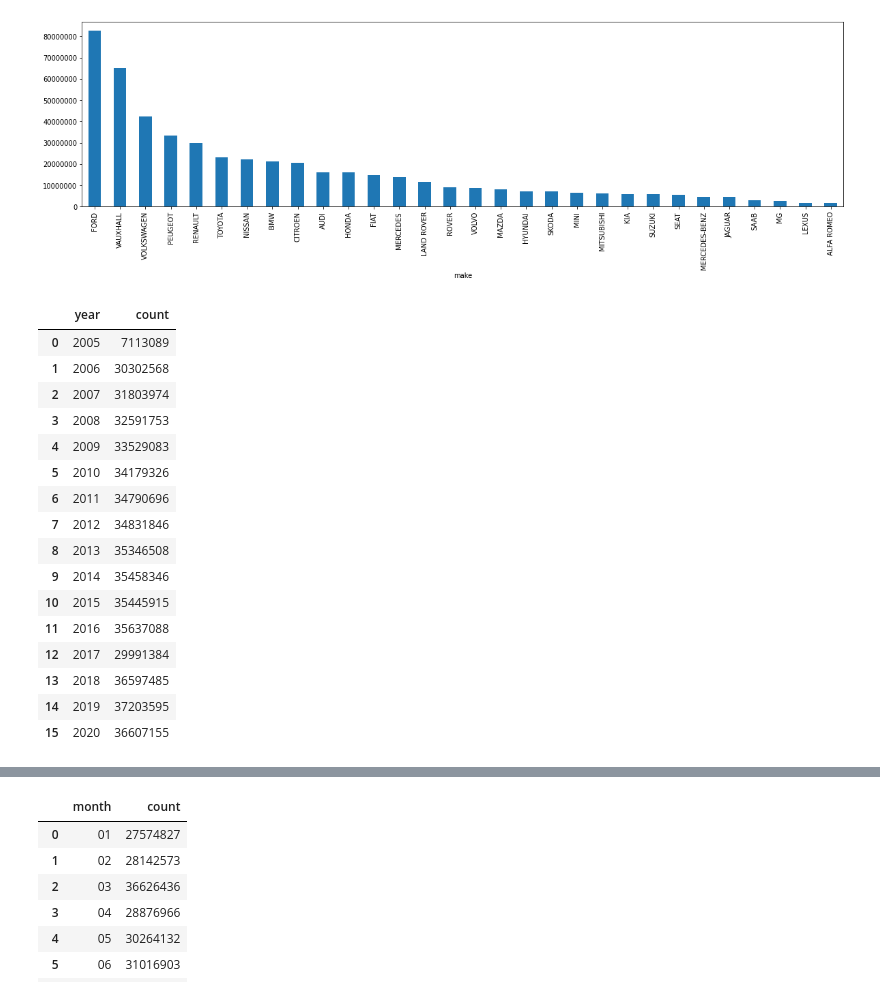
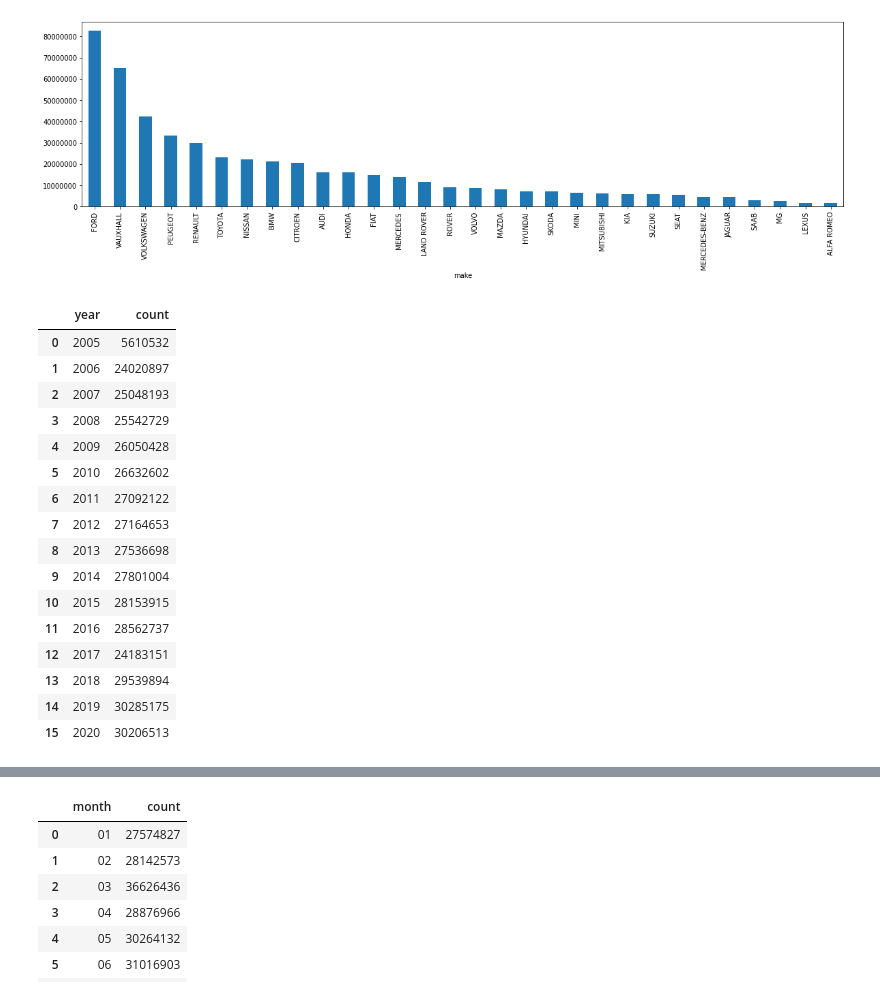
Before and after one commit to michalc/dft-mot-analysis, a Jupyter notebook: explore.ipynb, the cells around one changed output, grey strips where cells are left out. Cells and saved outputs as stored; diff of their text form; code cells hidden in the pictures.

```diff
--- a/explore.ipynb
+++ b/explore.ipynb
@@ -57,31 +59,37 @@ plt.show()
 [figure]
 # %%
 df = pd.read_sql_query("""
-    SELECT strftime('%Y', test_date) as year, count(*) AS count
-    FROM tests
-    WHERE test_class_id=4
-    GROUP BY year
-    ORDER BY year
+    SELECT
+        strftime('%Y', test_date) as year,
+        count(*) AS count
+    FROM
+        tests
+    WHERE
+        test_class_id=4 AND test_type = 'NT'
+    GROUP BY
+        year
+    ORDER BY
+        year
 """, con)
 df
 # %% [output]
 |  | year | count |
-| 0 | 2005 | 7113089 |
-| 1 | 2006 | 30302568 |
-| 2 | 2007 | 31803974 |
-| 3 | 2008 | 32591753 |
-| 4 | 2009 | 33529083 |
-| 5 | 2010 | 34179326 |
-| 6 | 2011 | 34790696 |
-| 7 | 2012 | 34831846 |
-| 8 | 2013 | 35346508 |
-| 9 | 2014 | 35458346 |
-| 10 | 2015 | 35445915 |
-| 11 | 2016 | 35637088 |
-| 12 | 2017 | 29991384 |
-| 13 | 2018 | 36597485 |
-| 14 | 2019 | 37203595 |
-| 15 | 2020 | 36607155 |
+| 0 | 2005 | 5610532 |
+| 1 | 2006 | 24020897 |
+| 2 | 2007 | 25048193 |
+| 3 | 2008 | 25542729 |
+| 4 | 2009 | 26050428 |
+| 5 | 2010 | 26632602 |
+| 6 | 2011 | 27092122 |
+| 7 | 2012 | 27164653 |
+| 8 | 2013 | 27536698 |
+| 9 | 2014 | 27801004 |
+| 10 | 2015 | 28153915 |
+| 11 | 2016 | 28562737 |
+| 12 | 2017 | 24183151 |
+| 13 | 2018 | 29539894 |
+| 14 | 2019 | 30285175 |
+| 15 | 2020 | 30206513 |
 # %%
 df_by_year = df.set_index(['year'])
 df_by_year.plot(legend=None)
```
Also changed, not shown: parts of 4 cells of this notebook.
